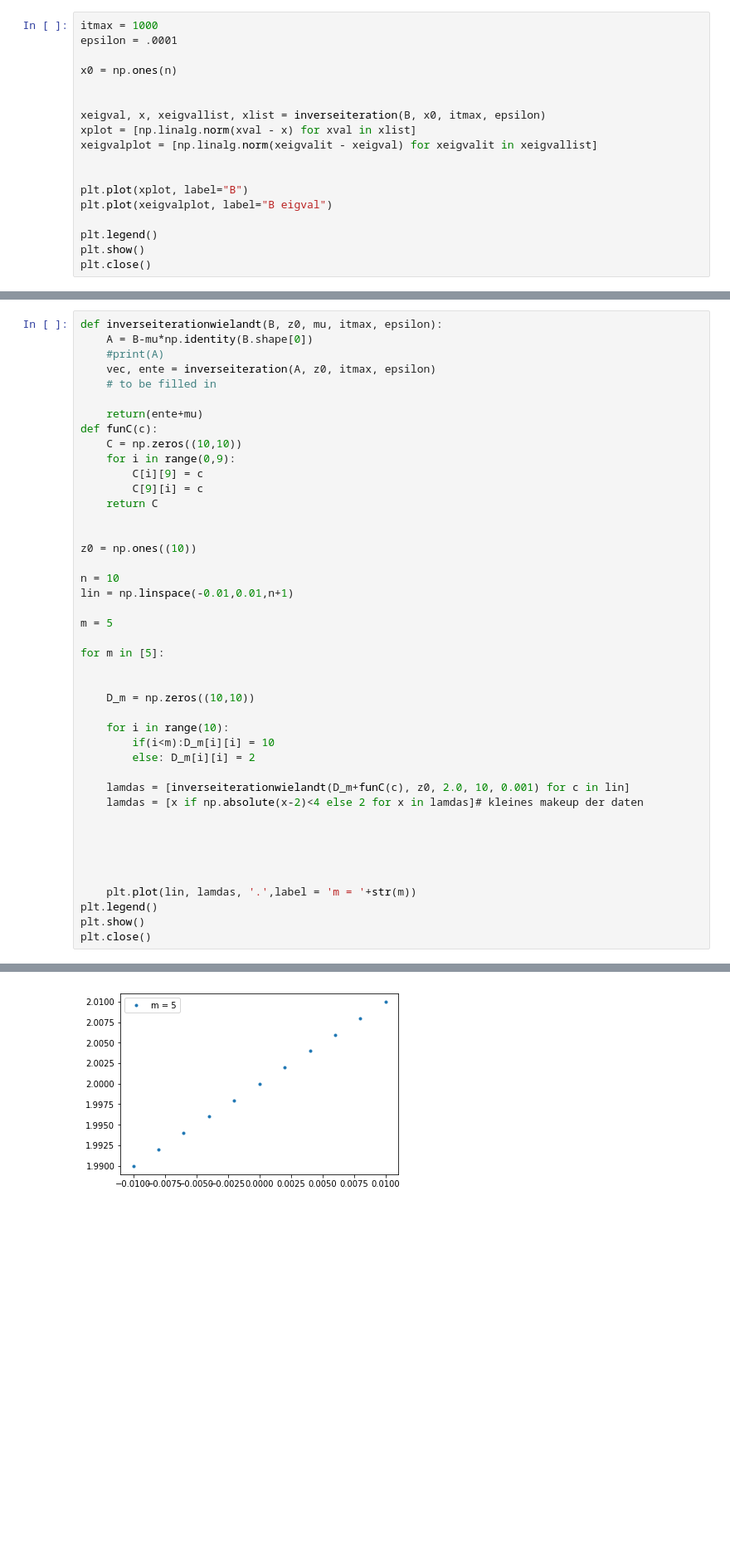
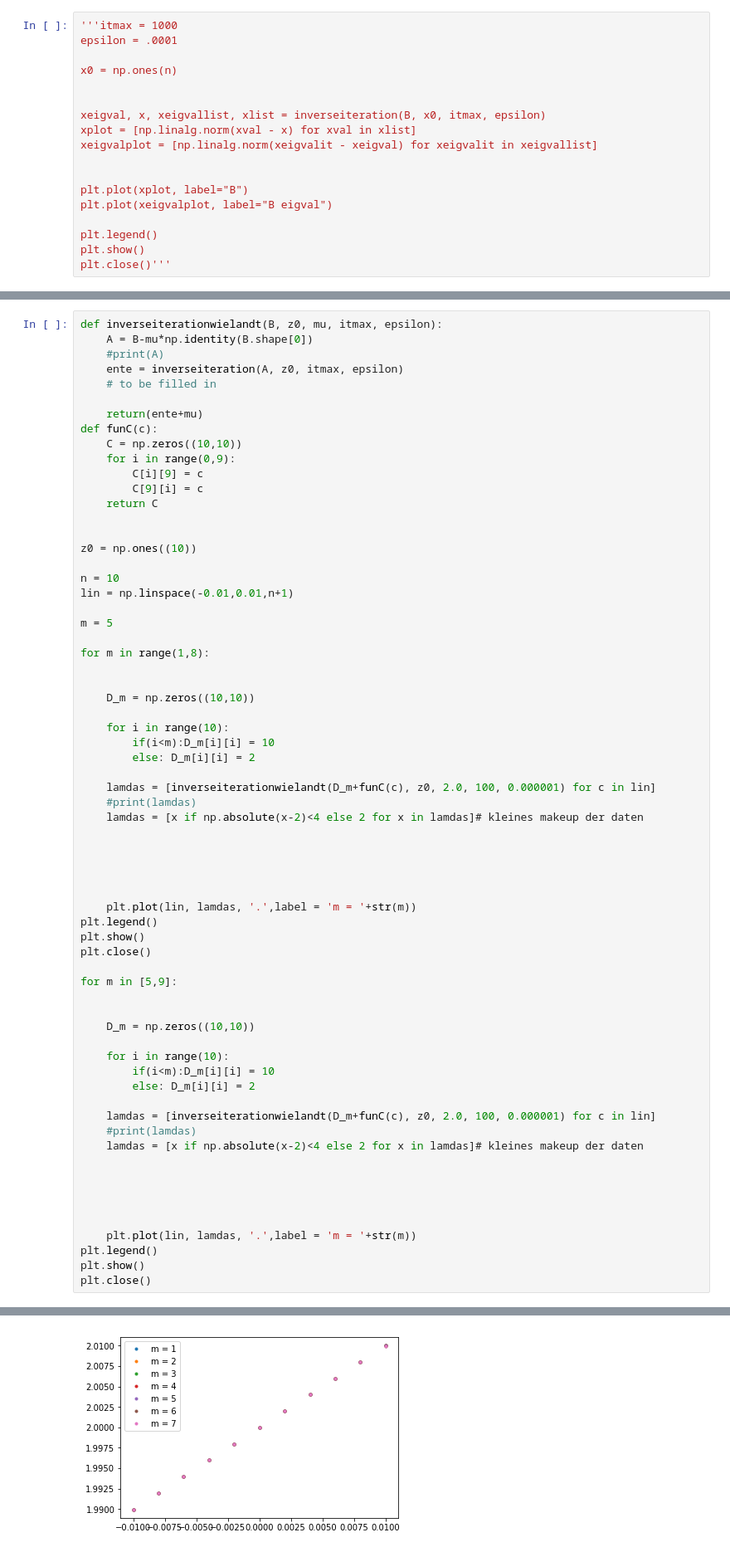
Before and after one commit to RGiga4/Numerik-101, a Jupyter notebook: ProgrammieraufgabeIII.ipynb, the cells around one changed output, grey strips where cells are left out. Shown at 83% size. Drawn from its saved outputs; the diff is of its cells as text; blank space fills up the shorter version.

Commit message:
inverse Iteration clean up

```diff
--- a/ProgrammieraufgabeIII.ipynb
+++ b/ProgrammieraufgabeIII.ipynb
@@ -239,5 +207,5 @@ def inverseiteration(A, z0, itmax, epsilon):# Annahme spd für den Eigenwert
 # %%
-itmax = 1000
+'''itmax = 1000
 epsilon = .0001
 
 x0 = np.ones(n)
@@ -253,5 +221,5 @@ plt.plot(xeigvalplot, label="B eigval")
 
 plt.legend()
 plt.show()
-plt.close()
+plt.close()'''
 # %% [output]
@@ -268,7 +236,7 @@ Deuten Sie das im Plot zu beobachtende Verhalten von $\lambda(c)$ für variieren
 def inverseiterationwielandt(B, z0, mu, itmax, epsilon):
     A = B-mu*np.identity(B.shape[0])
     #print(A)
-    vec, ente = inverseiteration(A, z0, itmax, epsilon)
+    ente = inverseiteration(A, z0, itmax, epsilon)
     # to be filled in
 
     return(ente+mu)
@@ -287,7 +255,7 @@ lin = np.linspace(-0.01,0.01,n+1)
 
 m = 5
 
-for m in [5]:
+for m in range(1,8):
 
 
     D_m = np.zeros((10,10))
@@ -296,7 +264,8 @@ for m in [5]:
         if(i<m):D_m[i][i] = 10
         else: D_m[i][i] = 2
 
-    lamdas = [inverseiterationwielandt(D_m+funC(c), z0, 2.0, 10, 0.001) for c in lin]
+    lamdas = [inverseiterationwielandt(D_m+funC(c), z0, 2.0, 100, 0.000001) for c in lin]
+    #print(lamdas)
     lamdas = [x if np.absolute(x-2)<4 else 2 for x in lamdas]# kleines makeup der daten
 
 
@@ -307,4 +276,26 @@ for m in [5]:
 plt.legend()
 plt.show()
 plt.close()
+
+for m in [5,9]:
+
+
+    D_m = np.zeros((10,10))
+
+    for i in range(10):
+        if(i<m):D_m[i][i] = 10
+        else: D_m[i][i] = 2
+
+    lamdas = [inverseiterationwielandt(D_m+funC(c), z0, 2.0, 100, 0.000001) for c in lin]
+    #print(lamdas)
+    lamdas = [x if np.absolute(x-2)<4 else 2 for x in lamdas]# kleines makeup der daten
+
+
+
+
+
+    plt.plot(lin, lamdas, '.',label = 'm = '+str(m))
+plt.legend()
+plt.show()
+plt.close()
 # %% [output]
@@ -320 +302 @@ break wegen itmax
-[figure, old version]
+[figure, new version]
```
Also changed, not shown: parts of 5 cells of this notebook.
